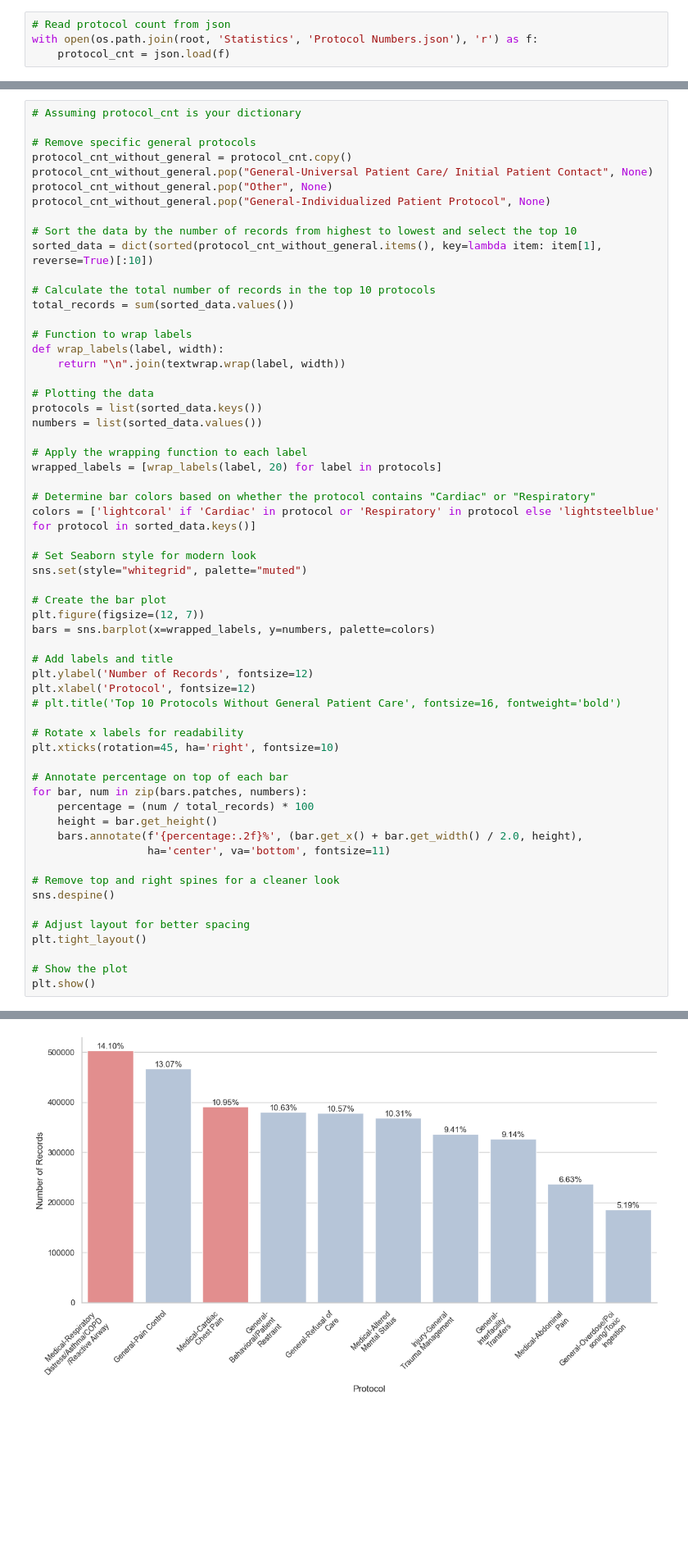
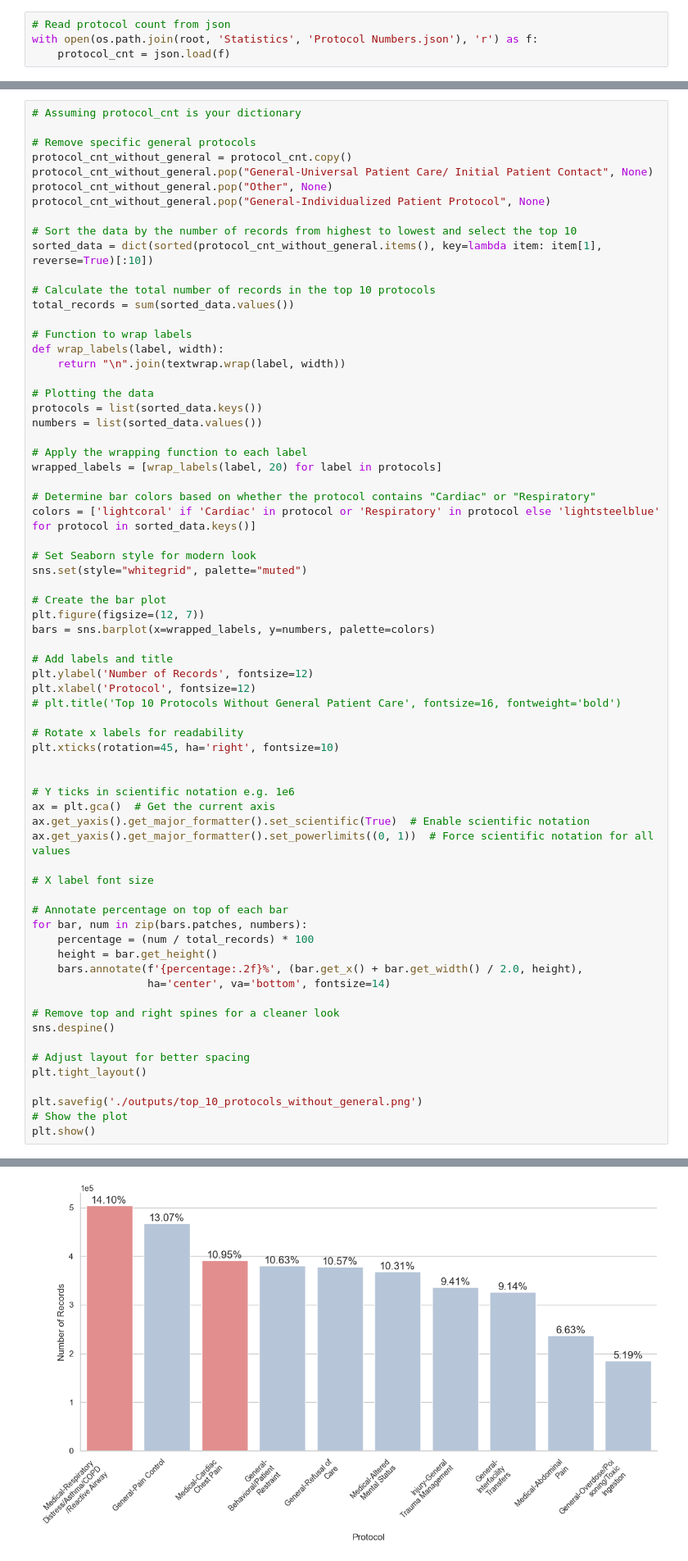
Before and after one commit to UVA-DSA/EgoEMS, a Jupyter notebook: Tools/nemsis_analysis/scripts/nemsis_visualizer.ipynb, the cells around one changed output, grey strips where cells are left out. Shown at 82% size. Saved outputs shown, nothing was run; the diff lists cells and outputs as text; blank space fills up the shorter version.

```diff
--- a/Tools/nemsis_analysis/scripts/nemsis_visualizer.ipynb
+++ b/Tools/nemsis_analysis/scripts/nemsis_visualizer.ipynb
@@ -252,35 +253,44 @@ sns.set(style="whitegrid", palette="muted")
 # Create the bar plot
 plt.figure(figsize=(12, 7))
 bars = sns.barplot(x=wrapped_labels, y=numbers, palette=colors)
 
 # Add labels and title
 plt.ylabel('Number of Records', fontsize=12)
 plt.xlabel('Protocol', fontsize=12)
 # plt.title('Top 10 Protocols Without General Patient Care', fontsize=16, fontweight='bold')
 
 # Rotate x labels for readability
 plt.xticks(rotation=45, ha='right', fontsize=10)
 
+
+# Y ticks in scientific notation e.g. 1e6
+ax = plt.gca()  # Get the current axis
+ax.get_yaxis().get_major_formatter().set_scientific(True)  # Enable scientific notation
+ax.get_yaxis().get_major_formatter().set_powerlimits((0, 1))  # Force scientific notation for all values
+
+# X label font size
+
 # Annotate percentage on top of each bar
 for bar, num in zip(bars.patches, numbers):
     percentage = (num / total_records) * 100
     height = bar.get_height()
     bars.annotate(f'{percentage:.2f}%', (bar.get_x() + bar.get_width() / 2.0, height),
-                  ha='center', va='bottom', fontsize=11)
+                  ha='center', va='bottom', fontsize=14)
 
 # Remove top and right spines for a cleaner look
 sns.despine()
 
 # Adjust layout for better spacing
 plt.tight_layout()
 
+plt.savefig('./outputs/top_10_protocols_without_general.png')
 # Show the plot
 plt.show()
 # %% [output]
 Passing `palette` without assigning `hue` is deprecated and will be removed in v0.14.0. Assign the `x` variable to `hue` and set `legend=False` for the same effect.
 
   bars = sns.barplot(x=wrapped_labels, y=numbers, palette=colors)
-[figure, old version]
+[figure, new version]
 # %% [markdown]
 ## Side by Side
 # %%
```
Also changed, not shown: parts of 1 cell of this notebook, 6 other files.
